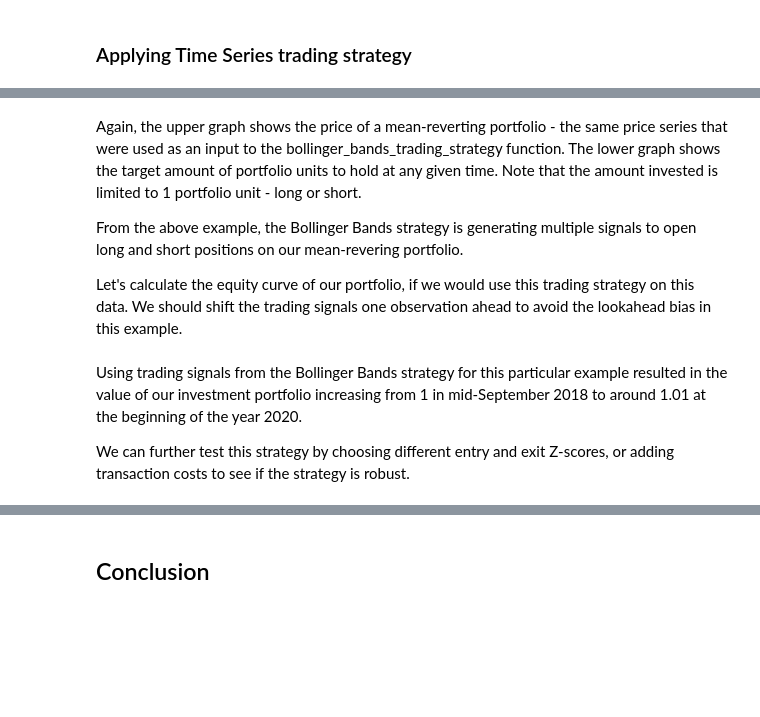
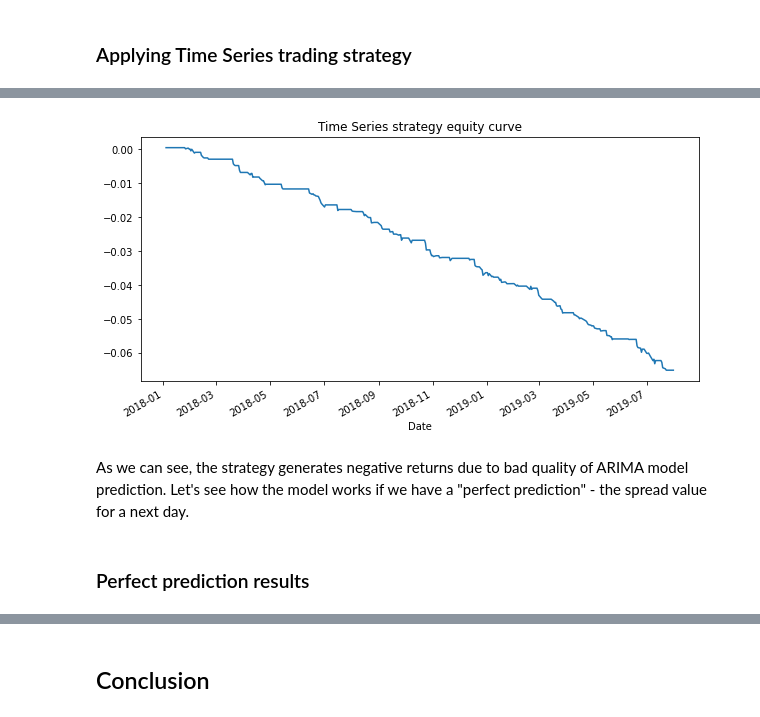
Before and after one commit to hudson-and-thames/arbitrage_research, a Jupyter notebook: Other Approaches/quantile_time_series.ipynb, the cells around one changed output, grey strips where cells are left out. Saved outputs shown, nothing was run; the diff lists cells and outputs as text; code cells hidden in the pictures; blank space fills up the shorter version.

```diff
--- a/Other Approaches/quantile_time_series.ipynb
+++ b/Other Approaches/quantile_time_series.ipynb
@@ -260,6 +231,0 @@ axs[1].title.set_text('Number of portfolio units to hold')
-# %% [markdown]
-Again, the upper graph shows the price of a mean-reverting portfolio - the same price series that were used as an input to the bollinger_bands_trading_strategy function. The lower graph shows the target amount of portfolio units to hold at any given time. Note that the amount invested is limited to 1 portfolio unit - long or short.
-
-From the above example, the Bollinger Bands strategy is generating multiple signals to open long and short positions on our mean-revering portfolio.
-
-Let's calculate the equity curve of our portfolio, if we would use this trading strategy on this data. We should shift the trading signals one observation ahead to avoid the lookahead bias in this example.
@@ -277,4 +232,10 @@ investment_portfolio_equity_curve.plot(title='Bollinger Bands investemnt portfol
-# %% [markdown]
-Using trading signals from the Bollinger Bands strategy for this particular example resulted in the value of our investment portfolio increasing from 1 in mid-September 2018 to around 1.01 at the beginning of the year 2020.
-
-We can further test this strategy by choosing different entry and exit Z-scores, or adding transaction costs to see if the strategy is robust.
+# %%
+# Generate equity curve
+equity_curve = (positions * test_portfolio_price.diff()).cumsum()
+equity_curve.plot(title='Time Series strategy equity curve', figsize=(10, 5));
+# %% [output]
+[figure, added]
+# %% [markdown]
+As we can see, the strategy generates negative returns due to bad quality of ARIMA model prediction. Let's see how the model works if we have a "perfect prediction" - the spread value for a next day.
+# %% [markdown]
+### Perfect prediction results
```
Also changed, not shown: parts of 18 cells of this notebook.
